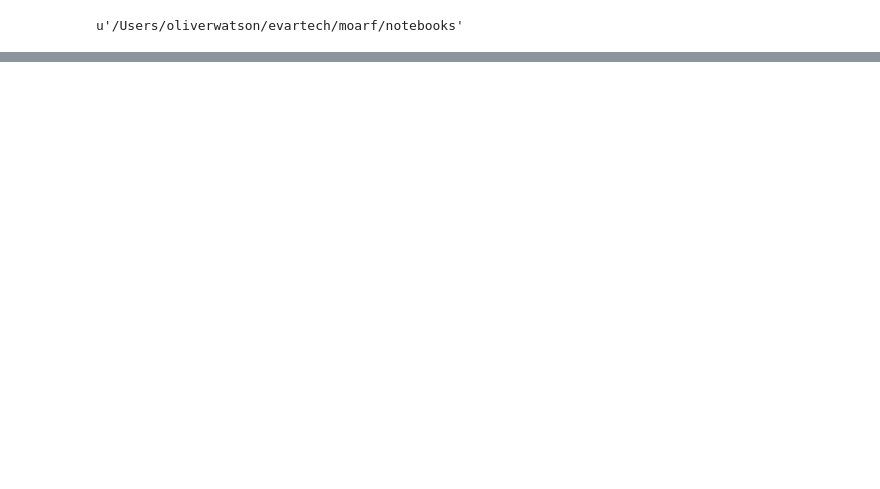
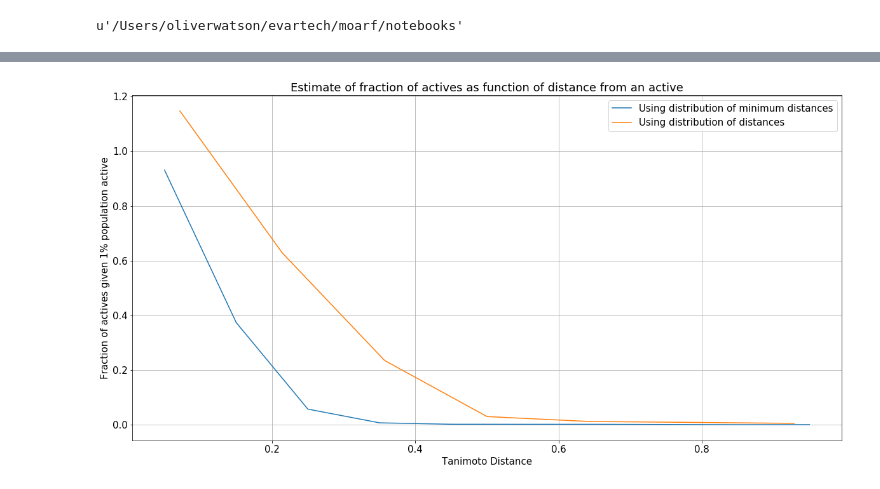
Before and after one commit to owatson/PenalizedPrediction, a Jupyter notebook: MalariaPaper.ipynb, the cells around one changed output, grey strips where cells are left out. Saved outputs shown, nothing was run; the diff lists cells and outputs as text; code cells hidden in the pictures; blank space fills up the shorter version.

```diff
--- a/MalariaPaper.ipynb
+++ b/MalariaPaper.ipynb
@@ -751,0 +832,4 @@ u'/Users/oliverwatson/evartech/moarf/notebooks'
+# %%
+mtc_dists = np.nanmin(tc_dists, axis=1)
+# %%
+mrtcr_dists = np.nanmin(cdist(fpr, fpa, metric='jaccard'), axis=1)
@@ -751,0 +844,15 @@ u'/Users/oliverwatson/evartech/moarf/notebooks'
+# %%
+h1 = np.histogram(mtc_dists, bins=10)
+# %%
+h2 = np.histogram(mrtcr_dists, bins=10)
+# %%
+plt.plot((h1[1][1:] + h1[1][:-1])*.5 , (h1[0] / (2*num_inactive_per_active * h2[0] + 1.)),
+         label='Using distribution of minimum distances')
+plt.plot(x_axis, mal_hist[0]/(num_inactive_per_active*mr_hist[0]), label='Using distribution of distances')
+plt.grid(True)
+plt.xlabel('Tanimoto Distance')
+plt.ylabel('Fraction of actives given 1% population active')
+plt.legend(loc='best')
+_ = plt.title('Estimate of fraction of actives as function of distance from an active')
+# %% [output]
+[figure, added]
```
Also changed, not shown: parts of 19 cells of this notebook, 1 other file.
